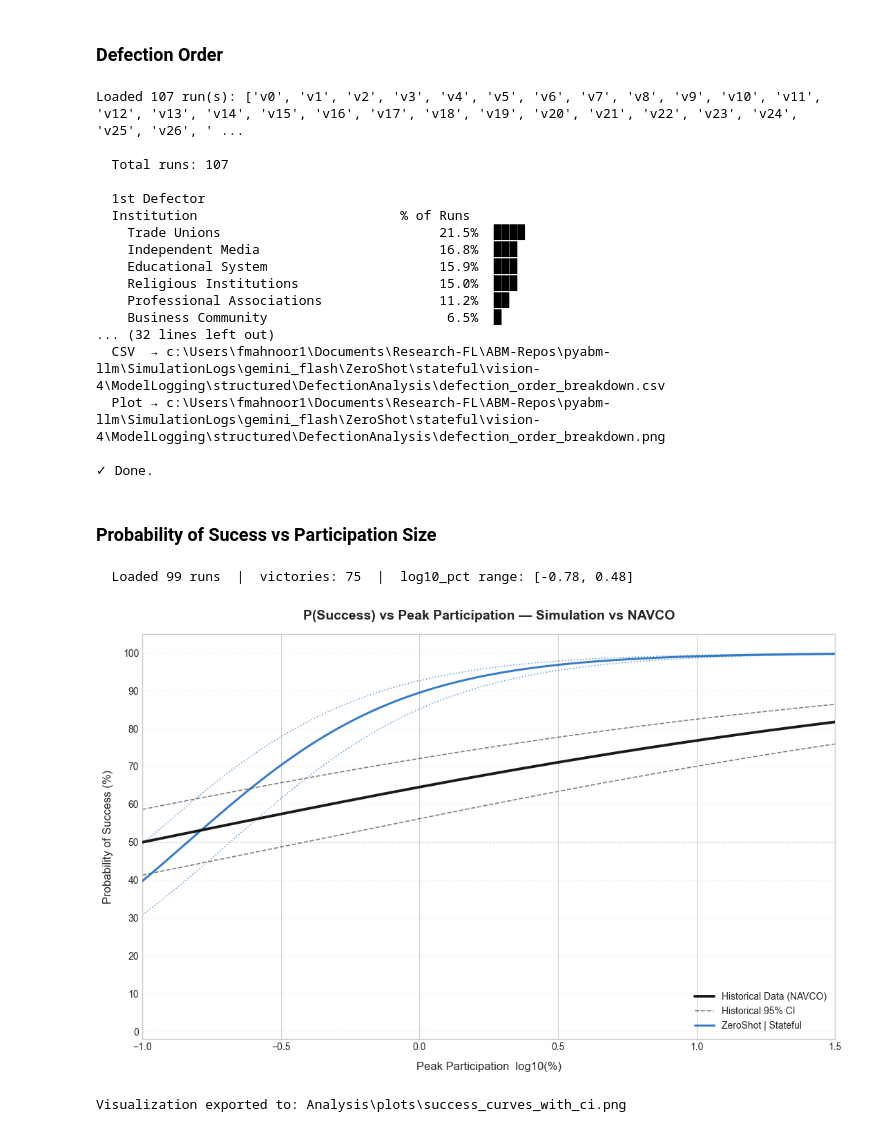
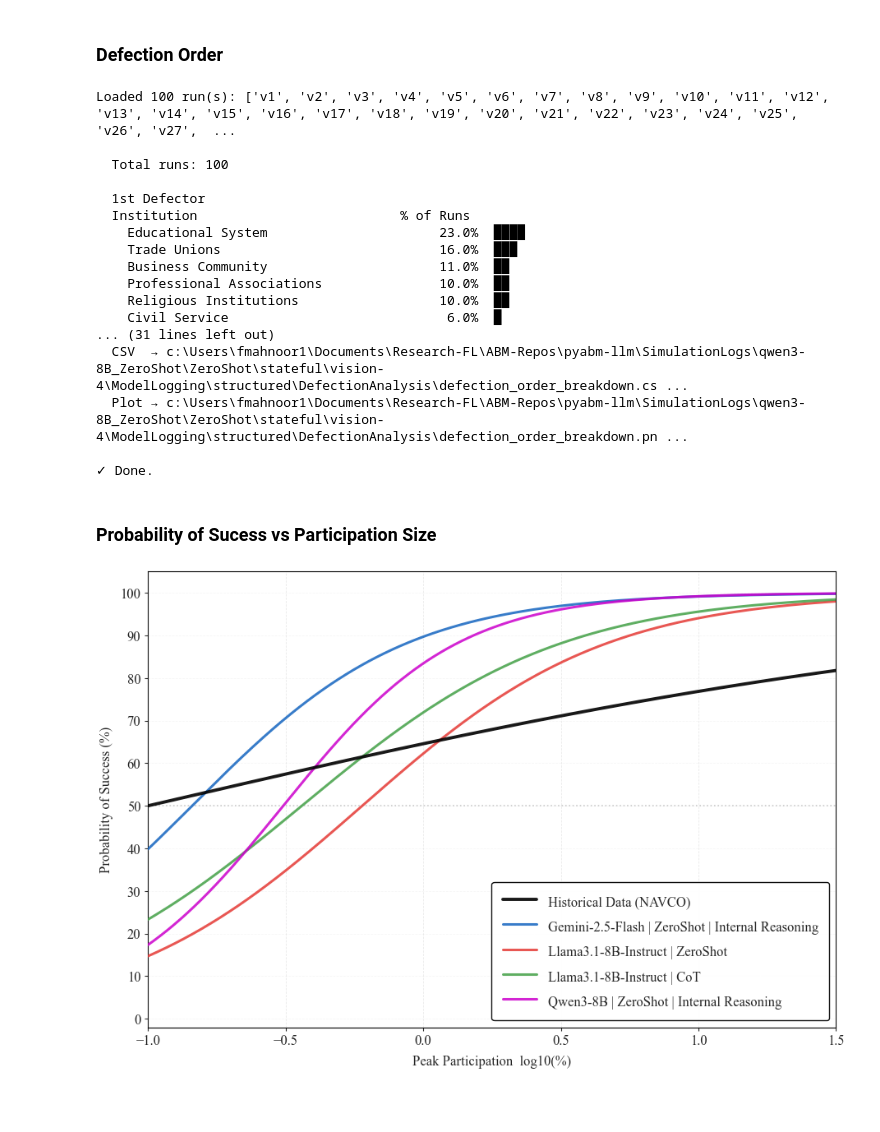
Before and after one commit to mahnoor-khalid9/abm_llm_nonviolence, a Jupyter notebook: Analysis/model_logs.ipynb, the cells around one changed output. Cells and saved outputs as stored; diff of their text form; code cells hidden in the pictures; blank space fills up the shorter version.

```diff
--- a/Analysis/model_logs.ipynb
+++ b/Analysis/model_logs.ipynb
@@ -480,10 +490,9 @@ from pathlib import Path
 # ─────────────────────────────────────────────────────────────────────────────
 
 PROJECT_ROOT = Path.cwd().parent
-
 _STRUCTURED = (
     PROJECT_ROOT
-    / "SimulationLogs" / "gemini_flash" / "ZeroShot"
+    / "SimulationLogs" / PROVIDER / PROMPT_TYPE
     / "stateful"       / "vision-4"
     / "ModelLogging"   / "structured"
 )
@@ -752,20 +761,20 @@ if __name__ == "__main__":
 
     print("\n✓ Done.")
 # %% [output]
-Loaded 107 run(s): ['v0', 'v1', 'v2', 'v3', 'v4', 'v5', 'v6', 'v7', 'v8', 'v9', 'v10', 'v11', 'v12', 'v13', 'v14', 'v15', 'v16', 'v17', 'v18', 'v19', 'v20', 'v21', 'v22', 'v23', 'v24', 'v25', 'v26', ' ...
+Loaded 100 run(s): ['v1', 'v2', 'v3', 'v4', 'v5', 'v6', 'v7', 'v8', 'v9', 'v10', 'v11', 'v12', 'v13', 'v14', 'v15', 'v16', 'v17', 'v18', 'v19', 'v20', 'v21', 'v22', 'v23', 'v24', 'v25', 'v26', 'v27',  ...
 
-  Total runs: 107
+  Total runs: 100
 
   1st Defector
   Institution                          % of Runs
-    Trade Unions                            21.5%  ████
-    Independent Media                       16.8%  ███
-    Educational System                      15.9%  ███
-    Religious Institutions                  15.0%  ███
-    Professional Associations               11.2%  ██
-    Business Community                       6.5%  █
-... (32 lines left out)
-  CSV  → c:\Users\fmahnoor1\Documents\Research-FL\ABM-Repos\pyabm-llm\SimulationLogs\gemini_flash\ZeroShot\stateful\vision-4\ModelLogging\structured\DefectionAnalysis\defection_order_breakdown.csv
-  Plot → c:\Users\fmahnoor1\Documents\Research-FL\ABM-Repos\pyabm-llm\SimulationLogs\gemini_flash\ZeroShot\stateful\vision-4\ModelLogging\structured\DefectionAnalysis\defection_order_breakdown.png
+    Educational System                      23.0%  ████
+    Trade Unions                            16.0%  ███
+    Business Community                      11.0%  ██
+    Professional Associations               10.0%  ██
+    Religious Institutions                  10.0%  ██
+    Civil Service                            6.0%  █
+... (31 lines left out)
+  CSV  → c:\Users\fmahnoor1\Documents\Research-FL\ABM-Repos\pyabm-llm\SimulationLogs\qwen3-8B_ZeroShot\ZeroShot\stateful\vision-4\ModelLogging\structured\DefectionAnalysis\defection_order_breakdown.cs ...
+  Plot → c:\Users\fmahnoor1\Documents\Research-FL\ABM-Repos\pyabm-llm\SimulationLogs\qwen3-8B_ZeroShot\ZeroShot\stateful\vision-4\ModelLogging\structured\DefectionAnalysis\defection_order_breakdown.pn ...
 
 ✓ Done.
@@ -846,14 +872,12 @@ Loaded 107 run(s): ['v0', 'v1', 'v2', 'v3', 'v4', 'v5', 'v6', 'v7', 'v8', 'v9',
 # %%
-from probablity_win_analysis import plot_success_curves_vs_historical
+from probablity_win_analysis import plot_success_curves_vs_historical, plot_error_metrics_table, plot_error_curves, plot_success_curves_vs_historical_table
 from pathlib import Path
 
 plot_success_curves_vs_historical(
-    output_dir     = Path("Analysis/plots"),
-    sim_population = 1217,
-    version_start  = 1,
-    version_end    = 100,
+    # output_dir     = Path("Analysis/vllm/plots"),
+    # sim_population = 1217,
+    # version_start  = 1,
+    # version_end    = 100,
 )
 # %% [output]
-  Loaded 99 runs  |  victories: 75  |  log10_pct range: [-0.78, 0.48]
-[figure, old version]
+[figure, new version]
-Visualization exported to: Analysis\plots\success_curves_with_ci.png
```
Also changed, not shown: parts of 27 cells of this notebook, 4 other files.
